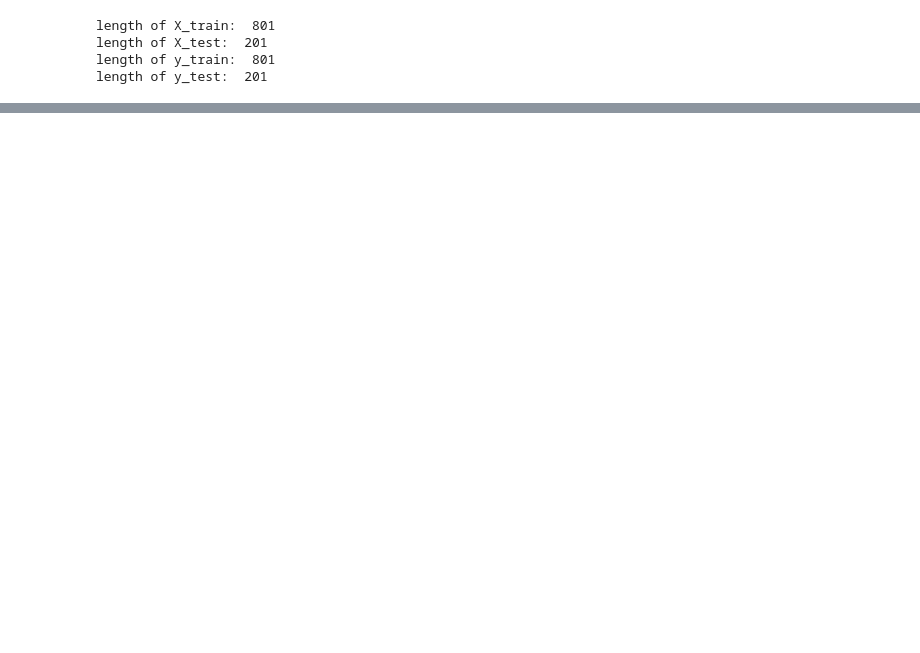
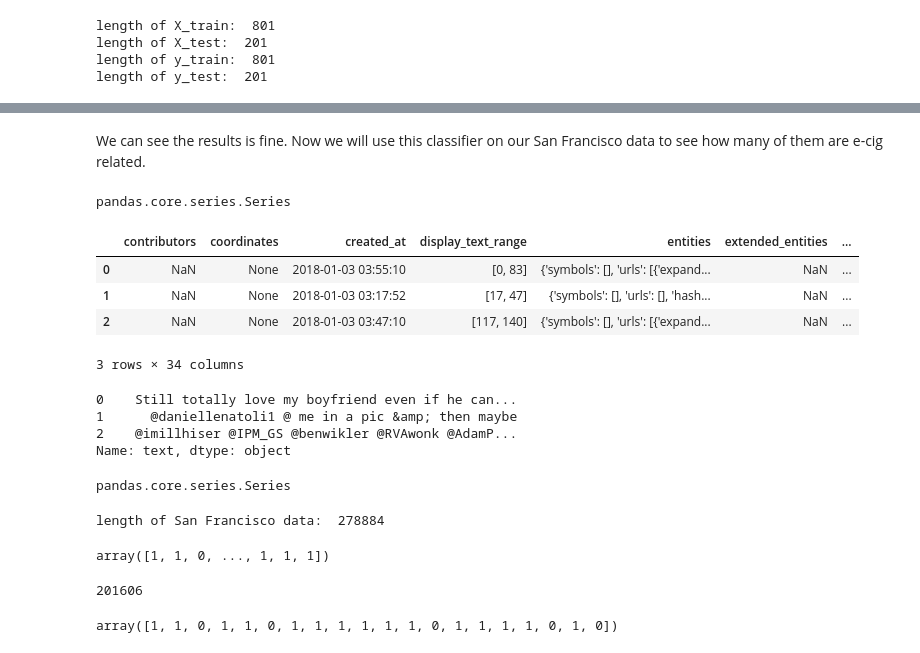
Before and after one commit to meettyj/Tobacco-on-Twitter, a Jupyter notebook: juliana/LR.ipynb, the cells around one changed output, grey strips where cells are left out. Drawn from its saved outputs; the diff is of its cells as text; code cells hidden in the pictures; blank space fills up the shorter version.

Commit message:
update for juliana LR classifier

```diff
--- a/juliana/LR.ipynb
+++ b/juliana/LR.ipynb
@@ -131,0 +132,43 @@ alcohol LR AUC:  0.7670511035991251
+# %% [markdown]
+We can see the results is fine. Now we will use this classifier on our San Francisco data to see how many of them are e-cig related.
+# %%
+type(X_train)
+# %% [output]
+pandas.core.series.Series
+# %%
+SF_filePath = 'C:/Users/eddie/Desktop/Prof. Rumi Chunara/alcohol/data/juliana_allSF_2018_01.json'
+df_SF_01 = pd.read_json(SF_filePath, lines=True, encoding='utf-8')
+# %%
+df_SF_01[:3]
+# %% [output]
+|  | contributors | coordinates | created_at | display_text_range | entities | extended_entities | ... |
+| 0 | NaN | None | 2018-01-03 03:55:10 | [0, 83] | {'symbols': [], 'urls': [{'expand... | NaN | ... |
+| 1 | NaN | None | 2018-01-03 03:17:52 | [17, 47] | {'symbols': [], 'urls': [], 'hash... | NaN | ... |
+| 2 | NaN | None | 2018-01-03 03:47:10 | [117, 140] | {'symbols': [], 'urls': [{'expand... | NaN | ... |
+3 rows × 34 columns
+# %%
+df_SF_01.text[:3]
+# %% [output]
+0    Still totally love my boyfriend even if he can...
+1      @daniellenatoli1 @ me in a pic &amp; then maybe
+2    @imillhiser @IPM_GS @benwikler @RVAwonk @AdamP...
+Name: text, dtype: object
+# %%
+type(df_SF_01.text)
+# %% [output]
+pandas.core.series.Series
+# %%
+print('length of San Francisco data: ', len(df_SF_01))
+y_SF_LR = clf_ecig_LR.predict(df_SF_01.text)
+y_SF_LR
+# %% [output]
+length of San Francisco data:  278884
+array([1, 1, 0, ..., 1, 1, 1])
+# %%
+sum(y_SF_LR)
+# %% [output]
+201606
+# %%
+y_SF_LR[:20]
+# %% [output]
+array([1, 1, 0, 1, 1, 0, 1, 1, 1, 1, 1, 1, 0, 1, 1, 1, 1, 0, 1, 0])
```
Also changed, not shown: parts of 14 cells of this notebook, 1 other file.
